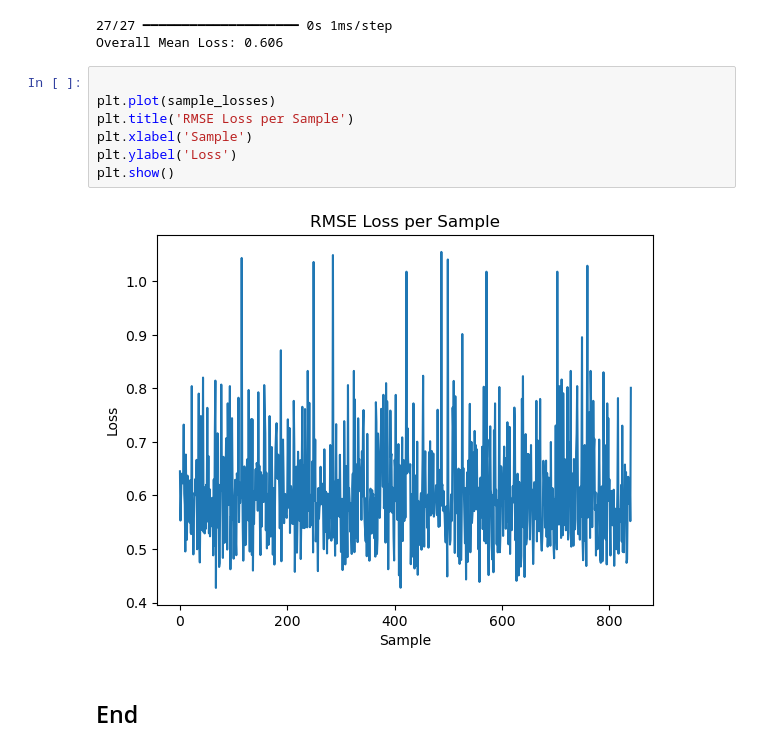
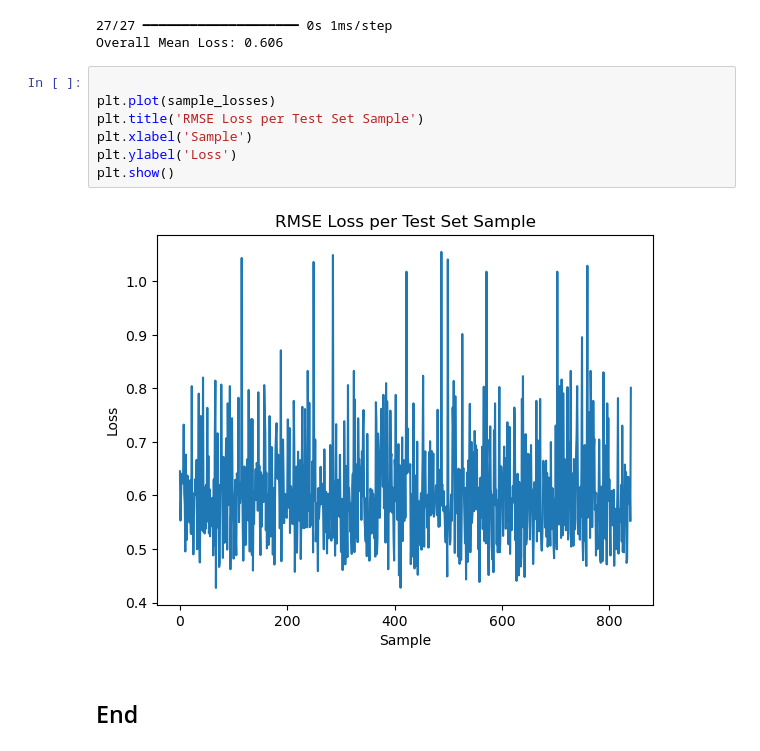
Before and after one commit to johnvelgakis/ChronologicalAttribution, a Jupyter notebook: ChronologicalAttribution.ipynb, the cells around one changed output. Cells and saved outputs as stored; diff of their text form.

Commit message:
plot mods

```diff
--- a/ChronologicalAttribution.ipynb
+++ b/ChronologicalAttribution.ipynb
@@ -337,12 +337,12 @@ Overall Mean Loss: 0.606
 # %%
 
 plt.plot(sample_losses)
-plt.title('RMSE Loss per Sample')
+plt.title('RMSE Loss per Test Set Sample')
 plt.xlabel('Sample')
 plt.ylabel('Loss')
 plt.show()
 # %% [output]
-[figure, old version]
+[figure, new version]
 # %% [markdown]
 ## End
 # %%
```
